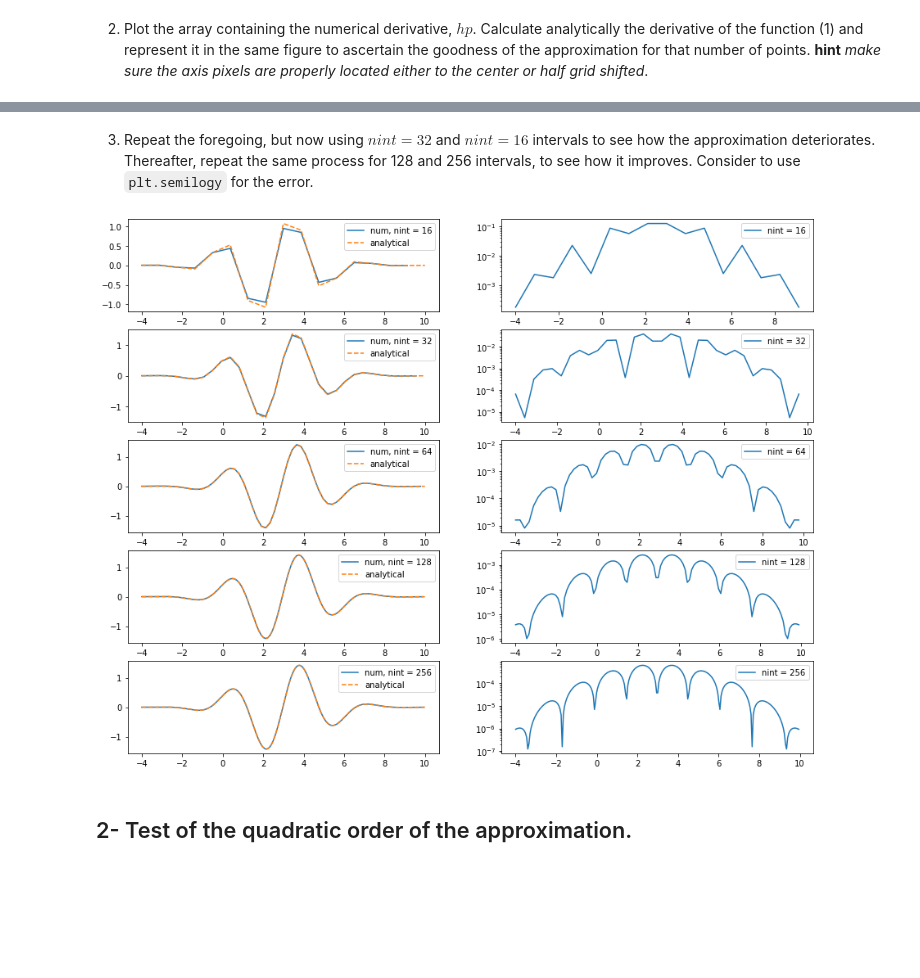
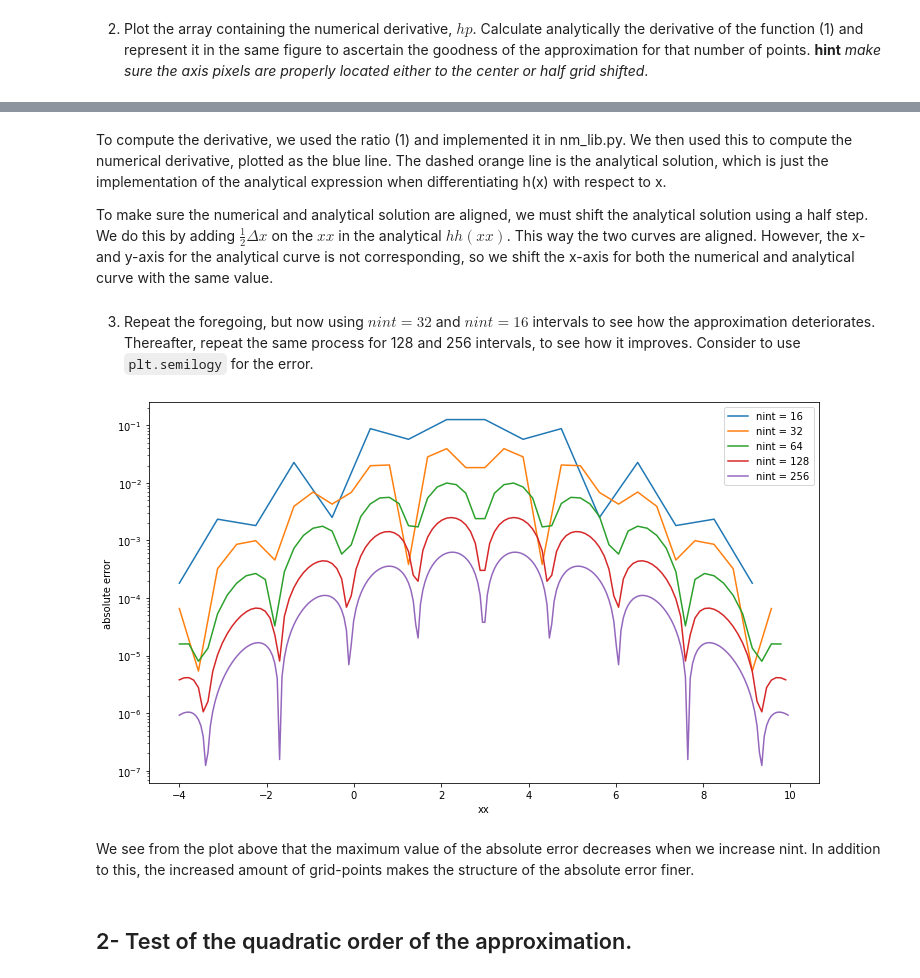
Before and after one commit to AST-Course/AST5110, a Jupyter notebook: ex_1a_v0.5.ipynb, the cells around one changed output, grey strips where cells are left out. Cells and saved outputs as stored; diff of their text form; code cells hidden in the pictures; blank space fills up the shorter version.

```diff
--- a/ex_1a_v0.5.ipynb
+++ b/ex_1a_v0.5.ipynb
@@ -86,34 +89,34 @@ ModuleNotFoundError: No module named 'nm_lib'
+# %% [markdown]
+To compute the derivative, we used the ratio (1) and implemented it in nm_lib.py. We then used this to compute the numerical derivative, plotted as the blue line. The dashed orange line is the analytical solution, which is just the implementation of the analytical expression when differentiating h(x) with respect to x.
+
+To make sure the numerical and analytical solution are aligned, we must shift the analytical solution using a half step. We do this by adding $\frac{1}{2}\Delta x$ on the $xx$ in the analytical $hh(xx)$. This way the two curves are aligned. However, the x- and y-axis for the analytical curve is not corresponding, so we shift the x-axis for both the numerical and analytical curve with the same value.
 # %% [markdown]
 3. Repeat the foregoing, but now using $nint= 32$ and $nint= 16$ intervals to see how the approximation deteriorates. Thereafter, repeat the same process for 128 and 256 intervals, to see how it improves. Consider to use `plt.semilogy` for the error.
 # %%
 nint_list = [16, 32, 64, 128, 256]
-fig, ax = plt.subplots(5,2, figsize=(15,12))
+plt.figure(figsize=(12,7))
 
 
 for i in range(len(nint_list)):
 
 
     nump = nint_list[i] +1
     x0 = -4.0
     xf = 10.0
     xx = np.arange(nump)/(nump-1.0)*(xf-x0) + x0
 
     hp = nm.deriv_dnw(xx, h(xx))
 
-
-
-    ax[i,0].plot(xx[:-1], hp, label=f"num, nint = {nint_list[i]}")
-    ax[i,0].plot(xx, hp_analytical(xx+(xx[1]- xx[0])/2),"--" ,label="analytical")
-    ax[i,0].legend()
-
-    ax[i,1].semilogy(xx[:-1], np.abs(hp_analytical(xx+(xx[1]- xx[0])/2)[:-1] - hp), label=f"nint = {nint_list[i]}")
-    ax[i,1].legend()
-
-
+    plt.semilogy(xx[:-1], np.abs(hp_analytical(xx+(xx[1]- xx[0])/2)[:-1] - hp), label=f"nint = {nint_list[i]}")
+    plt.legend()
+    plt.xlabel("xx")
+    plt.ylabel("absolute error")
 
 plt.show()
 # %% [output]
-[figure, old version]
+[figure, new version]
+# %% [markdown]
+We see from the plot above that the maximum value of the absolute error decreases when we increase nint. In addition to this, the increased amount of grid-points makes the structure of the absolute error finer.
 # %% [markdown]
 ## 2- Test of the quadratic order of the approximation.
 # %% [markdown]
```
Also changed, not shown: parts of 7 cells of this notebook.
